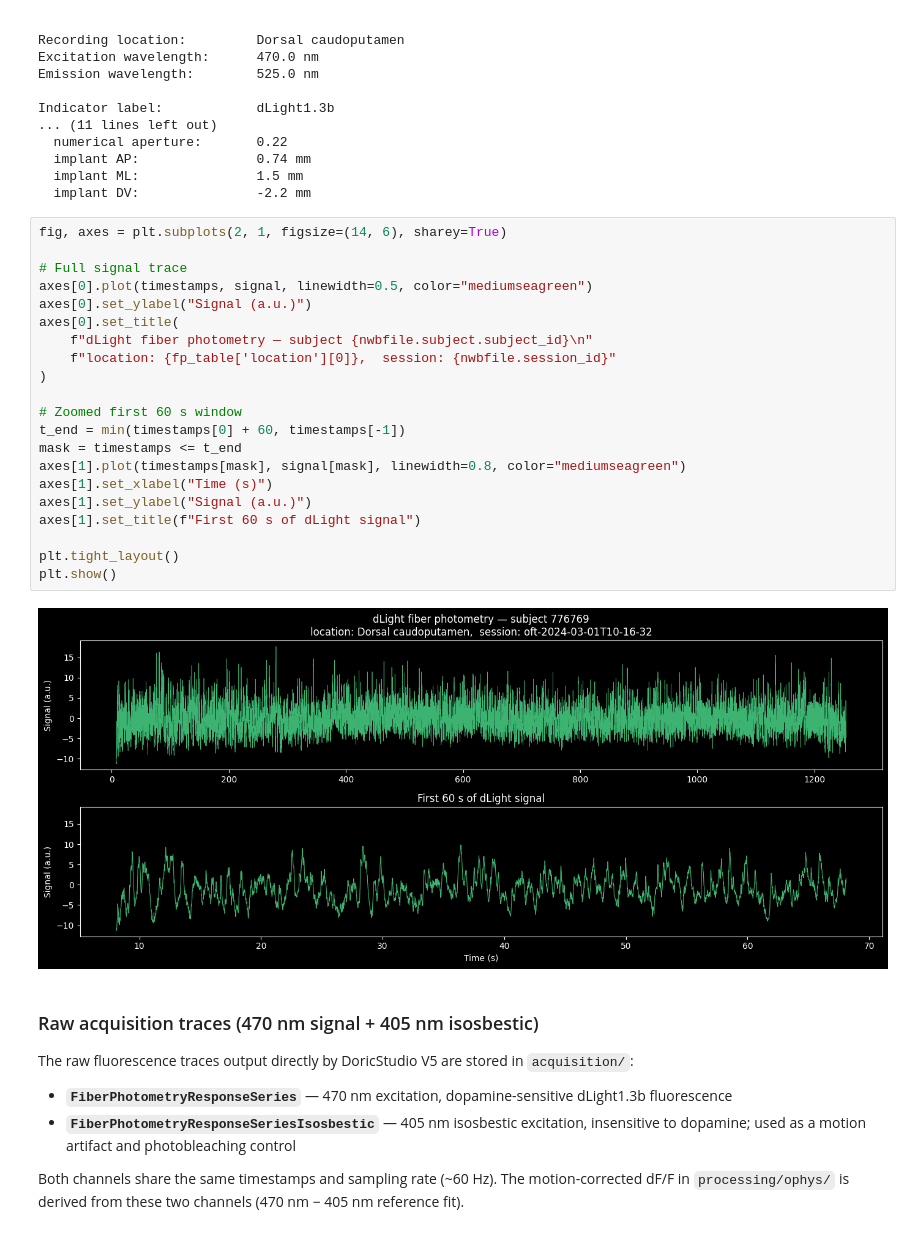
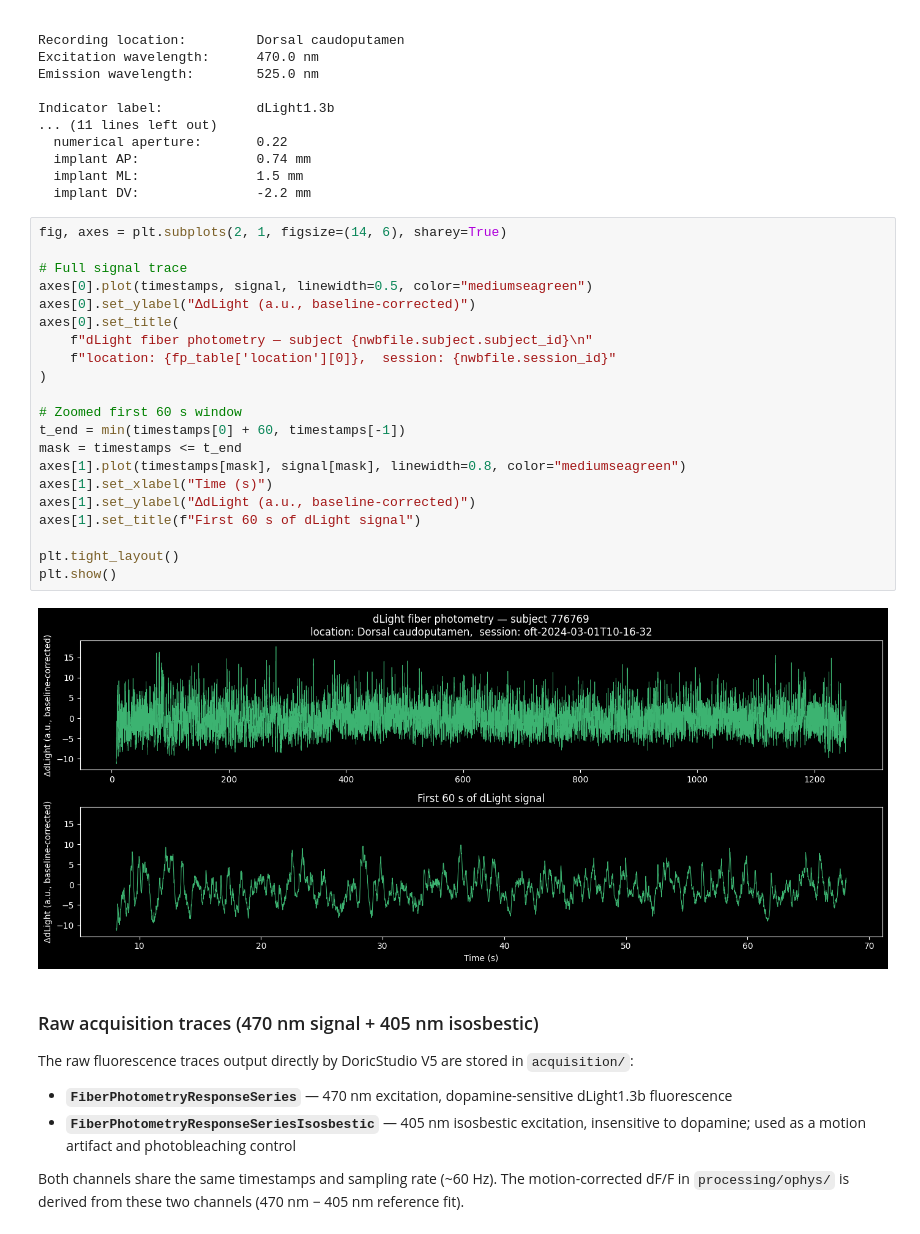
Before and after one commit to catalystneuro/meletis-lab-to-nwb, a Jupyter notebook: src/meletis_lab_to_nwb/tutorials/opto_dlight_demo.ipynb, the cells around one changed output. Cells and saved outputs as stored; diff of their text form.

```diff
--- a/src/meletis_lab_to_nwb/tutorials/opto_dlight_demo.ipynb
+++ b/src/meletis_lab_to_nwb/tutorials/opto_dlight_demo.ipynb
@@ -175,26 +174,26 @@ Indicator label:            dLight1.3b
 # %%
 fig, axes = plt.subplots(2, 1, figsize=(14, 6), sharey=True)
 
 # Full signal trace
 axes[0].plot(timestamps, signal, linewidth=0.5, color="mediumseagreen")
-axes[0].set_ylabel("Signal (a.u.)")
+axes[0].set_ylabel("ΔdLight (a.u., baseline-corrected)")
 axes[0].set_title(
     f"dLight fiber photometry — subject {nwbfile.subject.subject_id}\n"
     f"location: {fp_table['location'][0]},  session: {nwbfile.session_id}"
 )
 
 # Zoomed first 60 s window
 t_end = min(timestamps[0] + 60, timestamps[-1])
 mask = timestamps <= t_end
 axes[1].plot(timestamps[mask], signal[mask], linewidth=0.8, color="mediumseagreen")
 axes[1].set_xlabel("Time (s)")
-axes[1].set_ylabel("Signal (a.u.)")
+axes[1].set_ylabel("ΔdLight (a.u., baseline-corrected)")
 axes[1].set_title(f"First 60 s of dLight signal")
 
 plt.tight_layout()
 plt.show()
 # %% [output]
-[figure, old version]
+[figure, new version]
 # %% [markdown]
 ### Raw acquisition traces (470 nm signal + 405 nm isosbestic)
 
```
Also changed, not shown: parts of 13 cells of this notebook, 3 other files.
